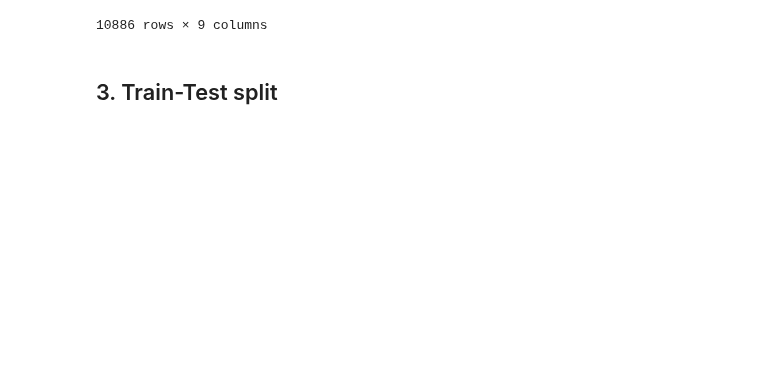
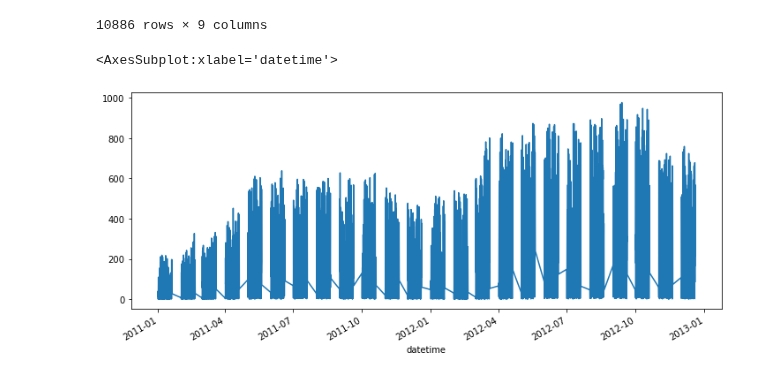
Before and after one commit to raphaelw/data-science-bootcamp, a Jupyter notebook: 03_week/project/bike_sharing_demand.ipynb, the cells around one changed output. Drawn from its saved outputs; the diff is of its cells as text; code cells hidden in the pictures; blank space fills up the shorter version.

```diff
--- a/03_week/project/bike_sharing_demand.ipynb
+++ b/03_week/project/bike_sharing_demand.ipynb
@@ -79,5 +129,8 @@ df
 | 2012-12-19 22:00:00 | 4 | 0 | 1 | 1 | 13.94 | 17.425 | 61 | 6.0032 | 129 |
 | 2012-12-19 23:00:00 | 4 | 0 | 1 | 1 | 13.12 | 16.665 | 66 | 8.9981 | 88 |
 10886 rows × 9 columns
-# %% [markdown]
-## 3. Train-Test split
+# %%
+df['count'].plot(figsize=(12,5))
+# %% [output]
+<AxesSubplot:xlabel='datetime'>
+[figure, added]
```
Also changed, not shown: parts of 35 cells of this notebook.
